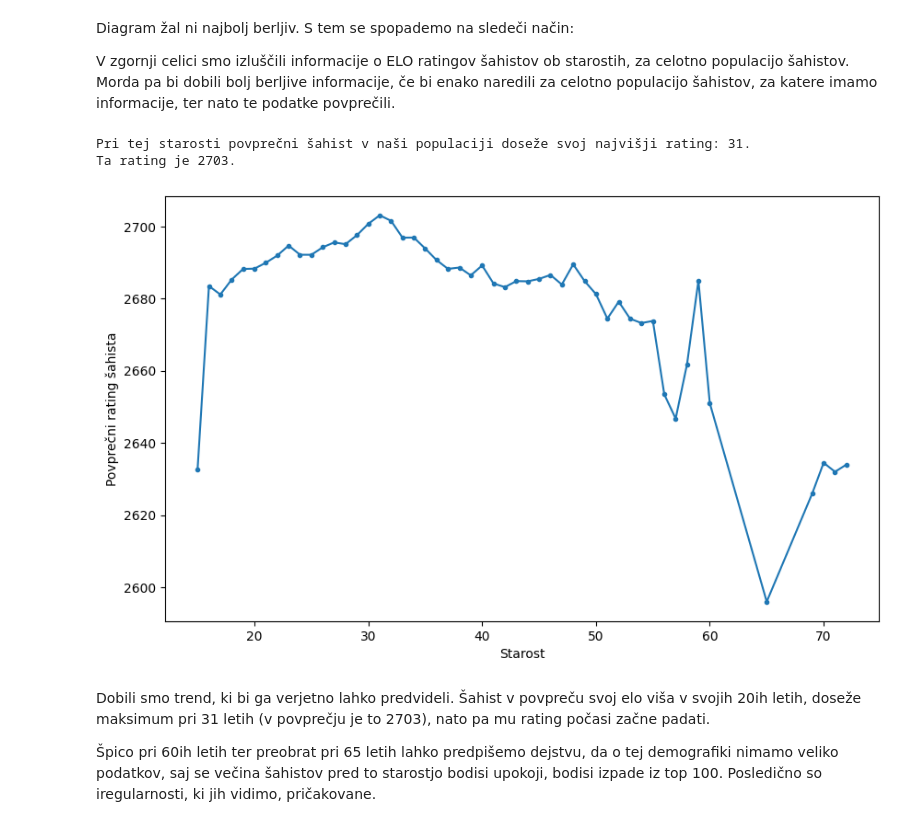
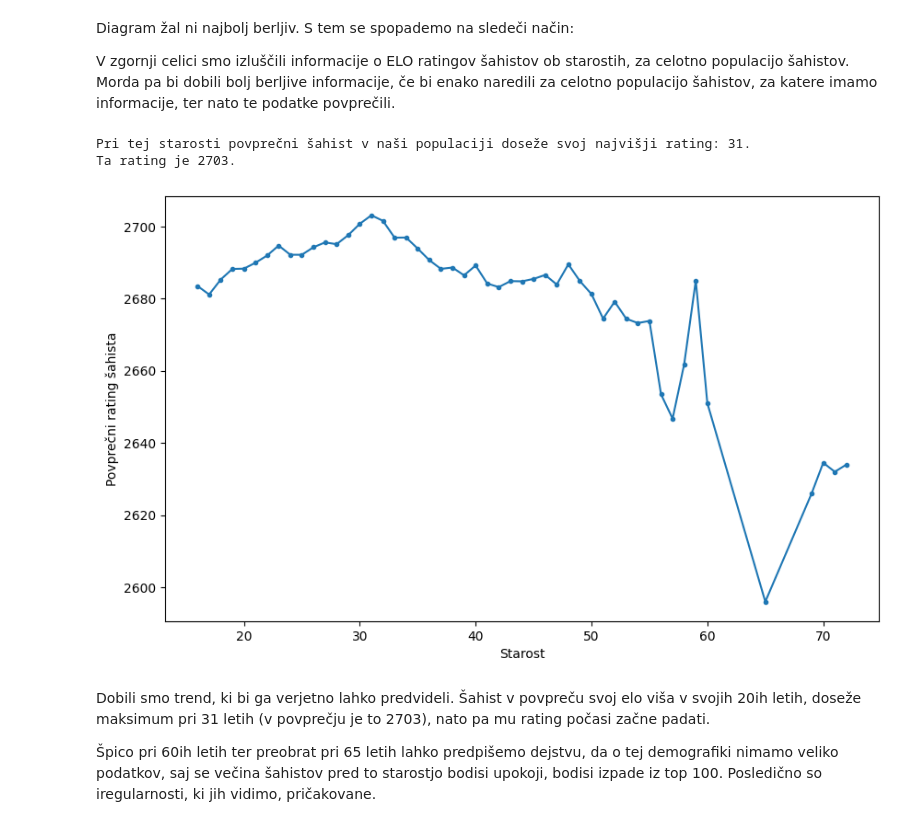
Before and after one commit to HugoTrebse/UVP-projektna-naloga, a Jupyter notebook: analiza_podatkov.ipynb, the cells around one changed output. Saved outputs shown, nothing was run; the diff lists cells and outputs as text; code cells hidden in the pictures.

```diff
--- a/analiza_podatkov.ipynb
+++ b/analiza_podatkov.ipynb
@@ -110,24 +110,28 @@ V zgornji celici smo izluščili informacije o ELO ratingov šahistov ob starost
 # %%
 povprecje_v_populaciji_100 = af.povprecje_v_populaciji(100)
 maksimum_v_populaciji_100 = af.maksimum_v_povprecju_populacije(povprecje_v_populaciji_100, 100)[0]
 najvisji_rating_v_populaciji_100 = af.maksimum_v_povprecju_populacije(povprecje_v_populaciji_100, 100)[1]
+
+#Opazimo, da je podatkovna točka pri starosti 15 zelo različna od podatkovne točke pri starosti 16. Zaradi lažjega opazovanja trendov prvo odstranimo.
+
+del povprecje_v_populaciji_100[15]
 
 formatirani_ekstrem_100 = ' ,'.join(f'{stevilo}' for stevilo in maksimum_v_populaciji_100)
 print(f'Pri tej starosti povprečni šahist v naši populaciji doseže svoj najvišji rating: {formatirani_ekstrem_100}. \nTa rating je {najvisji_rating_v_populaciji_100}.')
 
 
 pandas_prikaz_top_100 = pd.Series(povprecje_v_populaciji_100)
 
 plt.figure(figsize=(10,6))
 
 pandas_prikaz_top_100.plot(kind = 'line', marker = '.')
 plt.xlabel('Starost')
 plt.ylabel('Povprečni rating šahista')
 plt.show()
 # %% [output]
 Pri tej starosti povprečni šahist v naši populaciji doseže svoj najvišji rating: 31.
 Ta rating je 2703.
-[figure, old version]
+[figure, new version]
 # %% [markdown]
 Dobili smo trend, ki bi ga verjetno lahko predvideli. Šahist v povpreču svoj elo viša v svojih 20ih letih, doseže maksimum pri 31 letih (v povprečju je to 2703), nato pa mu rating počasi začne padati.
 
```
Also changed, not shown: parts of 4 cells of this notebook.
